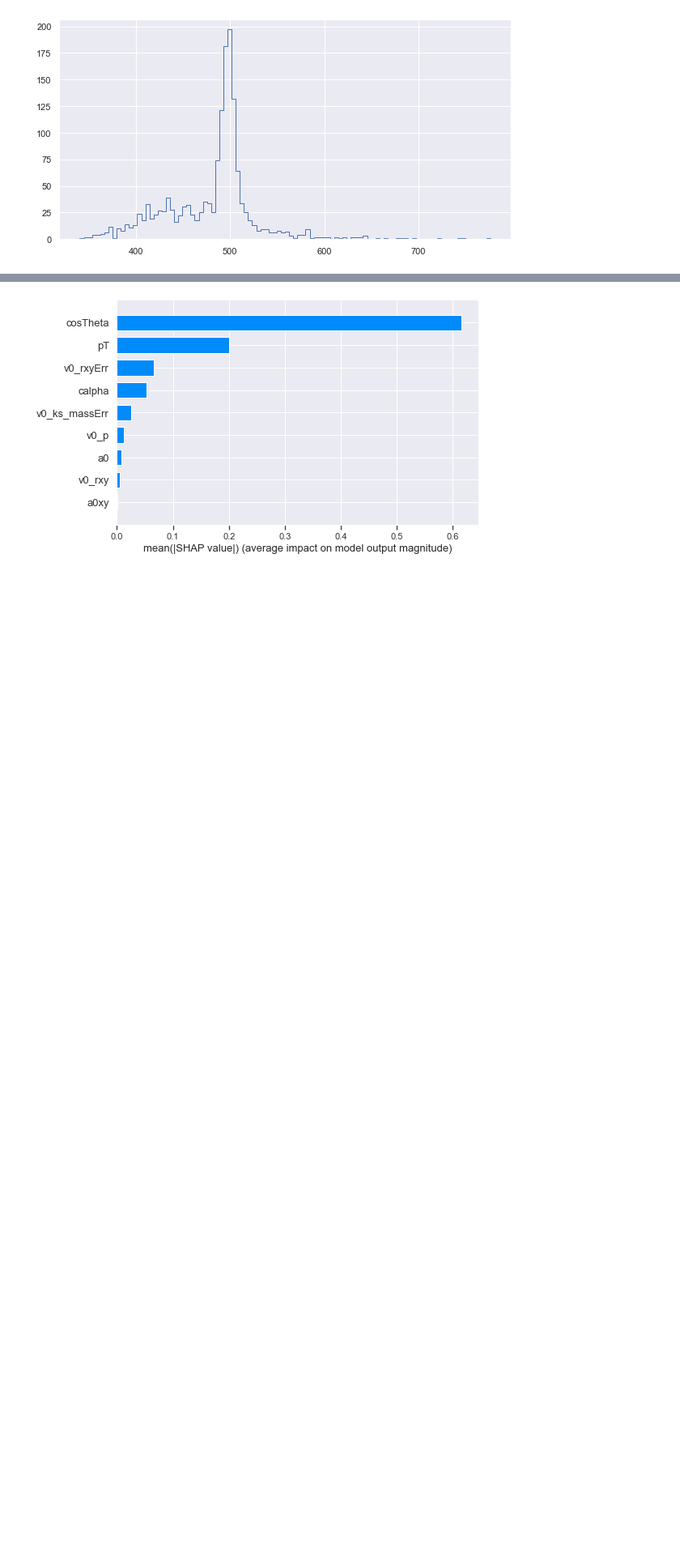
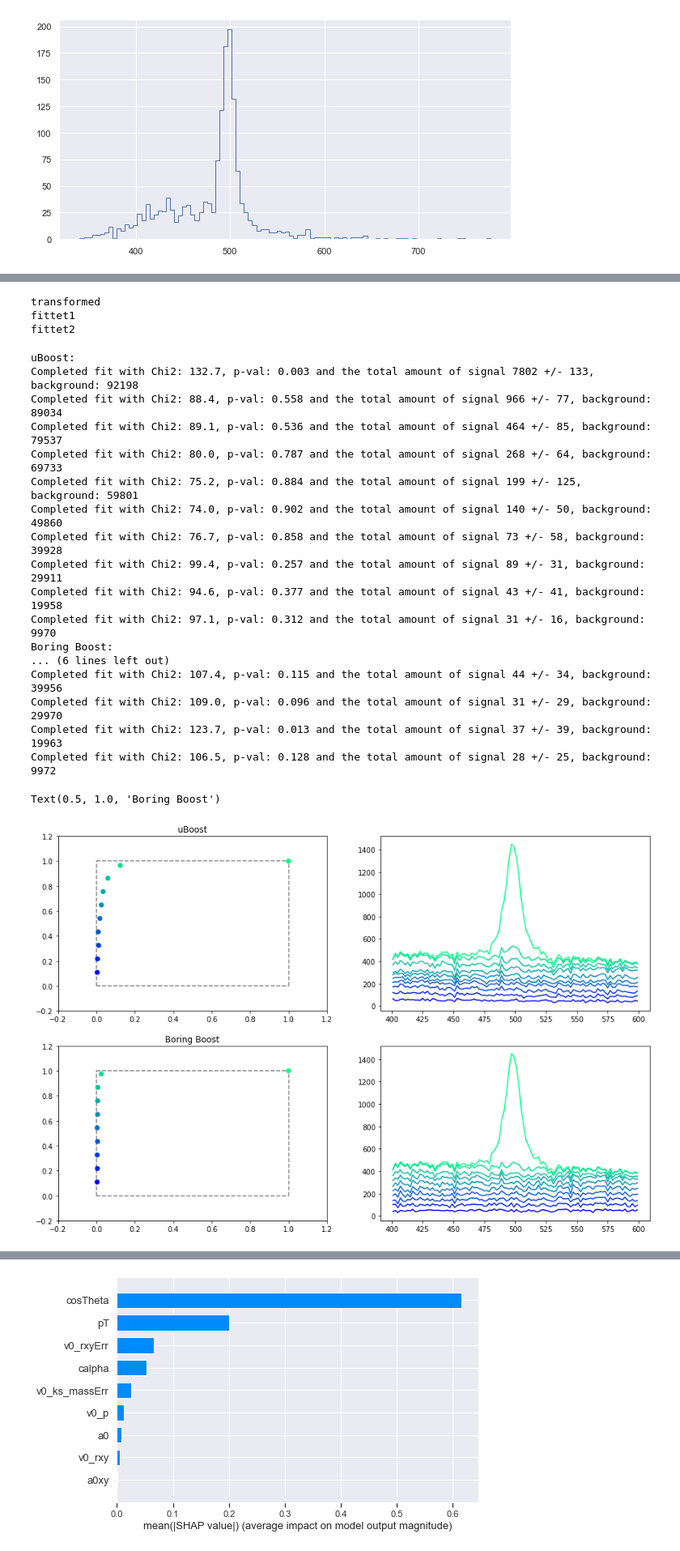
Before and after one commit to JakobSchauser/Blok1Troels, a Jupyter notebook: Keras-, XGboost and UMAPtest.ipynb, the cells around one changed output, grey strips where cells are left out. Shown at 81% size. Cells and saved outputs as stored; diff of their text form; code cells hidden in the pictures; blank space fills up the shorter version.

```diff
--- a/Keras-, XGboost and UMAPtest.ipynb
+++ b/Keras-, XGboost and UMAPtest.ipynb
@@ -265,0 +375,62 @@ hist(truedat[:s][t[:, 0]>5]["v0_ks_mass"],100)
+# %%
+size = len(dat)
+
+dd = preprocess(dat[2*s:size][params])
+t2 = dat[2*s:size]["trueKs"]
+
+trans = te.transform(dd)
+
+print("transformed")
+umodel = xgboost.XGBClassifier(learning_rate = 0.1,n_estimators = 50)
+model  = xgboost.XGBClassifier(learning_rate = 0.1,n_estimators = 50)
+
+umodel.fit(trans, t2,verbose=True,eval_metric ="auc")
+print("fittet1")
+model.fit(dd, t2,verbose=True,eval_metric ="auc")
+print("fittet2")
+# %% [output]
+transformed
+fittet1
+fittet2
+# %%
+amount = int(1e5)
+
+test_data = moredat[:amount][params]
+
+processed = preprocess(test_data)
+transformed = te.transform(processed)
+
+utf = umodel.predict_proba(transformed)
+tf = model.predict_proba(processed)
+
+
+
+fig, axs = plt.subplots(2,2,figsize=(15,10))
+
+print("uBoost:")
+nnfuncs.roc_curve_data(moredat[:amount]["v0_ks_mass"],utf[:,0],ax_roc=axs[0,0],ax_fits=axs[0,1],)
+print("Boring Boost:")
+nnfuncs.roc_curve_data(moredat[:amount]["v0_ks_mass"],tf[:,0],ax_roc=axs[1,0],ax_fits=axs[1,1])
+
+axs[0,0].set_title("uBoost")
+axs[1,0].set_title("Boring Boost")
+# %% [output]
+uBoost:
+Completed fit with Chi2: 132.7, p-val: 0.003 and the total amount of signal 7802 +/- 133, background: 92198
+Completed fit with Chi2: 88.4, p-val: 0.558 and the total amount of signal 966 +/- 77, background: 89034
+Completed fit with Chi2: 89.1, p-val: 0.536 and the total amount of signal 464 +/- 85, background: 79537
+Completed fit with Chi2: 80.0, p-val: 0.787 and the total amount of signal 268 +/- 64, background: 69733
+Completed fit with Chi2: 75.2, p-val: 0.884 and the total amount of signal 199 +/- 125, background: 59801
+Completed fit with Chi2: 74.0, p-val: 0.902 and the total amount of signal 140 +/- 50, background: 49860
+Completed fit with Chi2: 76.7, p-val: 0.858 and the total amount of signal 73 +/- 58, background: 39928
+Completed fit with Chi2: 99.4, p-val: 0.257 and the total amount of signal 89 +/- 31, background: 29911
+Completed fit with Chi2: 94.6, p-val: 0.377 and the total amount of signal 43 +/- 41, background: 19958
+Completed fit with Chi2: 97.1, p-val: 0.312 and the total amount of signal 31 +/- 16, background: 9970
+Boring Boost:
+... (6 lines left out)
+Completed fit with Chi2: 107.4, p-val: 0.115 and the total amount of signal 44 +/- 34, background: 39956
+Completed fit with Chi2: 109.0, p-val: 0.096 and the total amount of signal 31 +/- 29, background: 29970
+Completed fit with Chi2: 123.7, p-val: 0.013 and the total amount of signal 37 +/- 39, background: 19963
+Completed fit with Chi2: 106.5, p-val: 0.128 and the total amount of signal 28 +/- 25, background: 9972
+Text(0.5, 1.0, 'Boring Boost')
+[figure, added]
```
Also changed, not shown: parts of 22 cells of this notebook, 7 other files.
